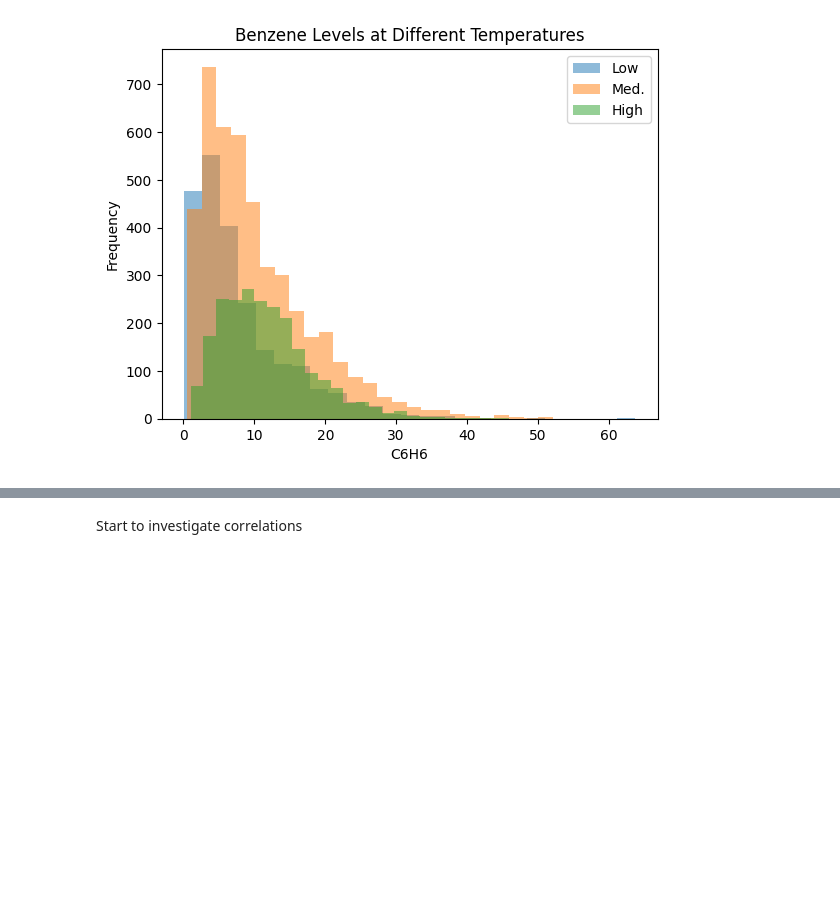
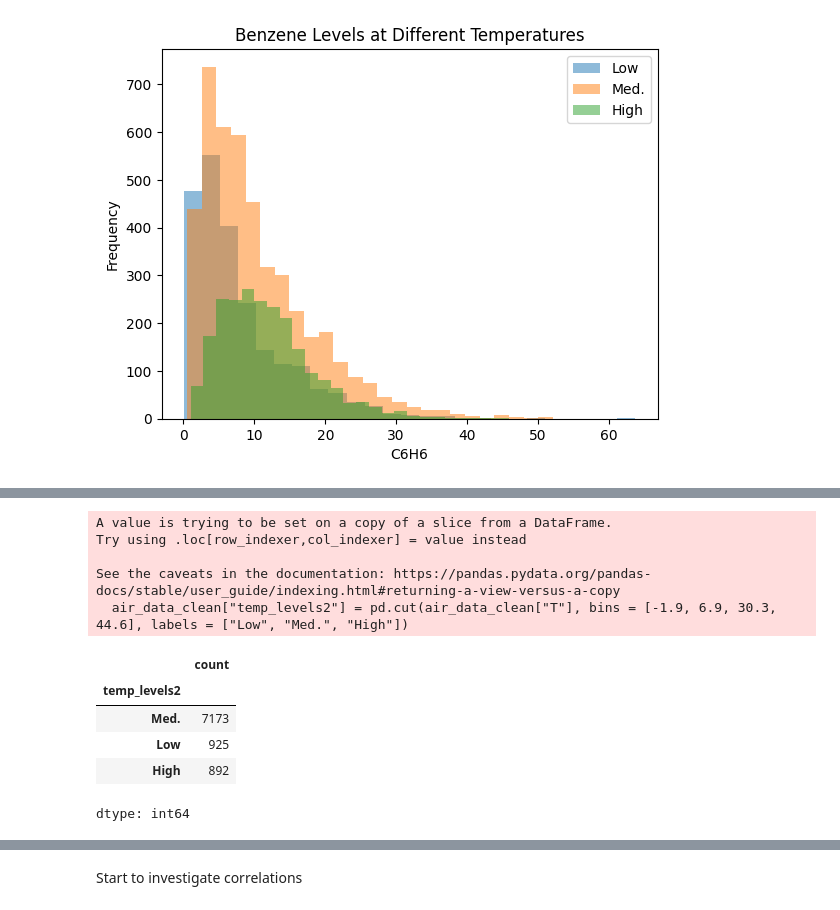
Before and after one commit to YefridC09/ST-554-Project1-Template, a Jupyter notebook: Task2/st554_project1_task2.ipynb, the cells around one changed output, grey strips where cells are left out. Cells and saved outputs as stored; diff of their text form; code cells hidden in the pictures; blank space fills up the shorter version.

```diff
--- a/Task2/st554_project1_task2.ipynb
+++ b/Task2/st554_project1_task2.ipynb
@@ -334,0 +343,15 @@ This was a pretty conservative measure of "low/med/high" temps. Let's see how th
+# %%
+air_data_clean["temp_levels2"] = pd.cut(air_data_clean["T"], bins = [-1.9, 6.9, 30.3, 44.6], labels = ["Low", "Med.", "High"])
+air_data_clean["temp_levels2"].value_counts()
+# %% [output]
+A value is trying to be set on a copy of a slice from a DataFrame.
+Try using .loc[row_indexer,col_indexer] = value instead
+
+See the caveats in the documentation: https://pandas.pydata.org/pandas-docs/stable/user_guide/indexing.html#returning-a-view-versus-a-copy
+  air_data_clean["temp_levels2"] = pd.cut(air_data_clean["T"], bins = [-1.9, 6.9, 30.3, 44.6], labels = ["Low", "Med.", "High"])
+|  | count |
+| temp_levels2 |  |
+| Med. | 7173 |
+| Low | 925 |
+| High | 892 |
+dtype: int64
```
Also changed, not shown: parts of 33 cells of this notebook.
